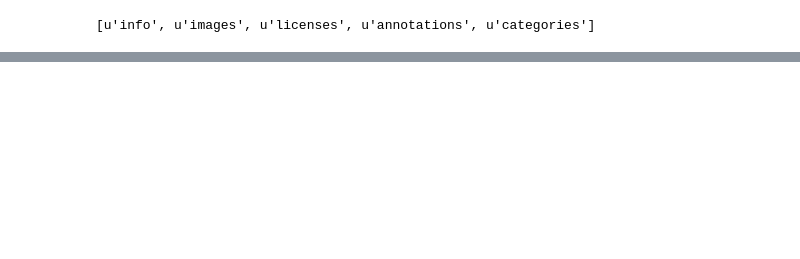
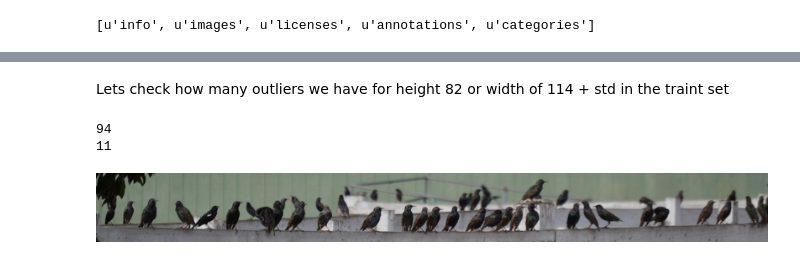
Before and after one commit to Denyskach/ml-models, a Jupyter notebook: kaggle/inaturalist-2018/Data_Exploration.ipynb, the cells around one changed output, grey strips where cells are left out. Saved outputs shown, nothing was run; the diff lists cells and outputs as text; code cells hidden in the pictures; blank space fills up the shorter version.

```diff
--- a/kaggle/inaturalist-2018/Data_Exploration.ipynb
+++ b/kaggle/inaturalist-2018/Data_Exploration.ipynb
@@ -26,0 +125,12 @@ images_df.head()
+# %% [markdown]
+Lets check how many outliers we have for height 82 or width of 114 + std in the traint set
+# %%
+print len(images_df[images_df["height"] < 82 + 116])
+print len(images_df[images_df["width"] < 114 + 95])
+# %% [output]
+94
+11
+# %%
+image.load_img(DATA_PATH + images_df[images_df["height"] == 82]["file_name"].values[0])
+# %% [output]
+[figure, added]
```
Also changed, not shown: parts of 17 cells of this notebook.
